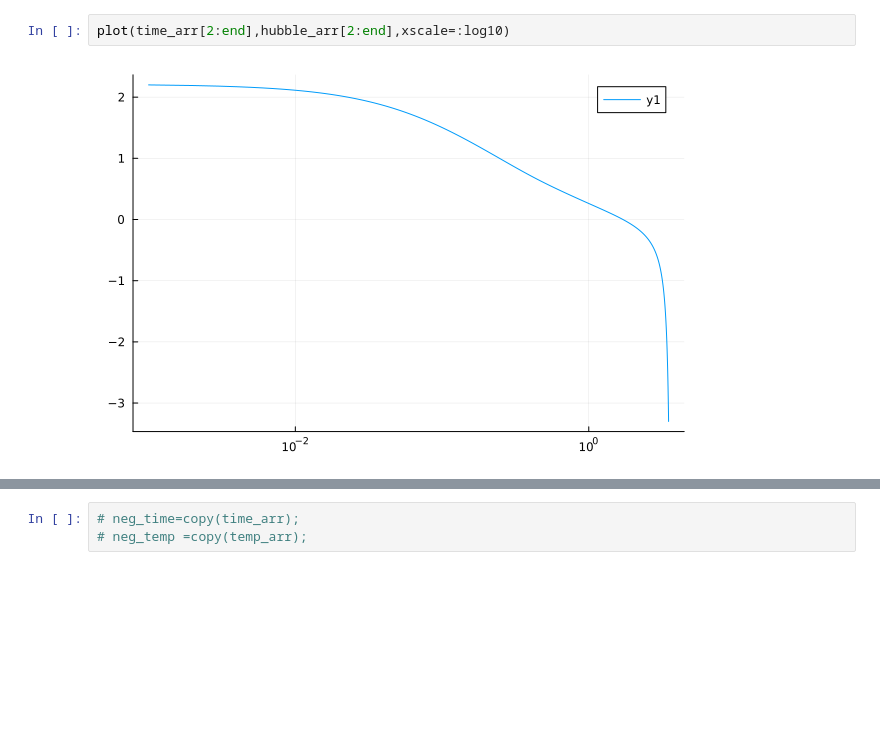
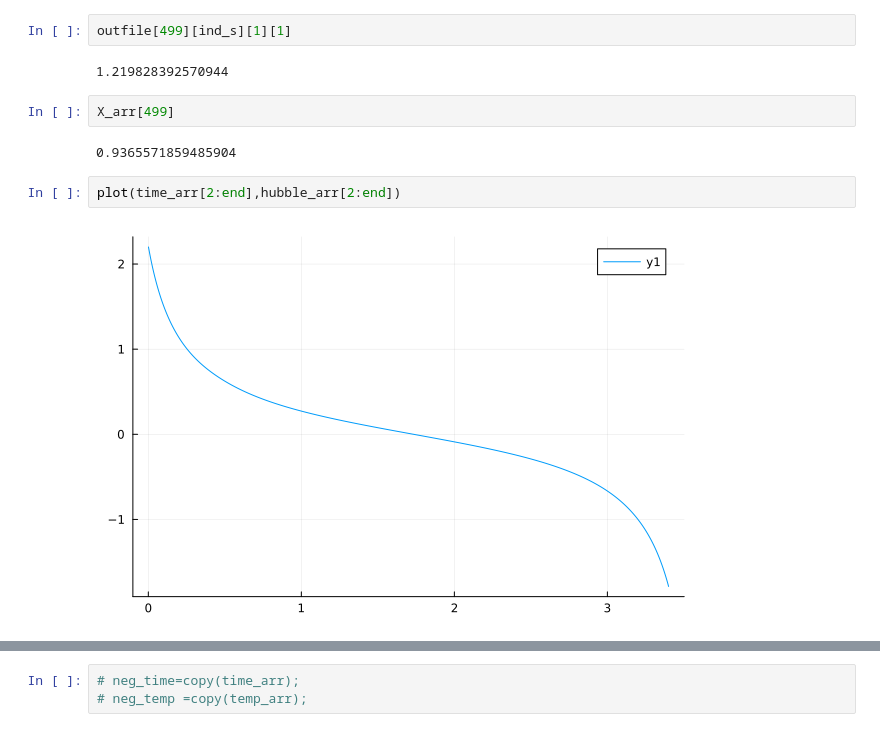
Before and after one commit to JanKozuszek/Reproducing-Dynamic-Holo, a Jupyter notebook: NewRun.ipynb, the cells around one changed output, grey strips where cells are left out. Cells and saved outputs as stored; diff of their text form; blank space fills up the shorter version.

```diff
--- a/NewRun.ipynb
+++ b/NewRun.ipynb
@@ -161,4 +180,12 @@ temp_arr=[Temperature(param_arr[ind], outfile[ind][ind_a][domAH], outfile[ind][i
+# %%
+outfile[499][ind_s][1][1]
+# %% [output]
+1.219828392570944
+# %%
+X_arr[499]
+# %% [output]
+0.9365571859485904
 # %%
-plot(time_arr[2:end],hubble_arr[2:end],xscale=:log10)
+plot(time_arr[2:end],hubble_arr[2:end])
 # %% [output]
-[figure, old version]
+[figure, new version]
```
Also changed, not shown: parts of 24 cells of this notebook, 3 other files.
